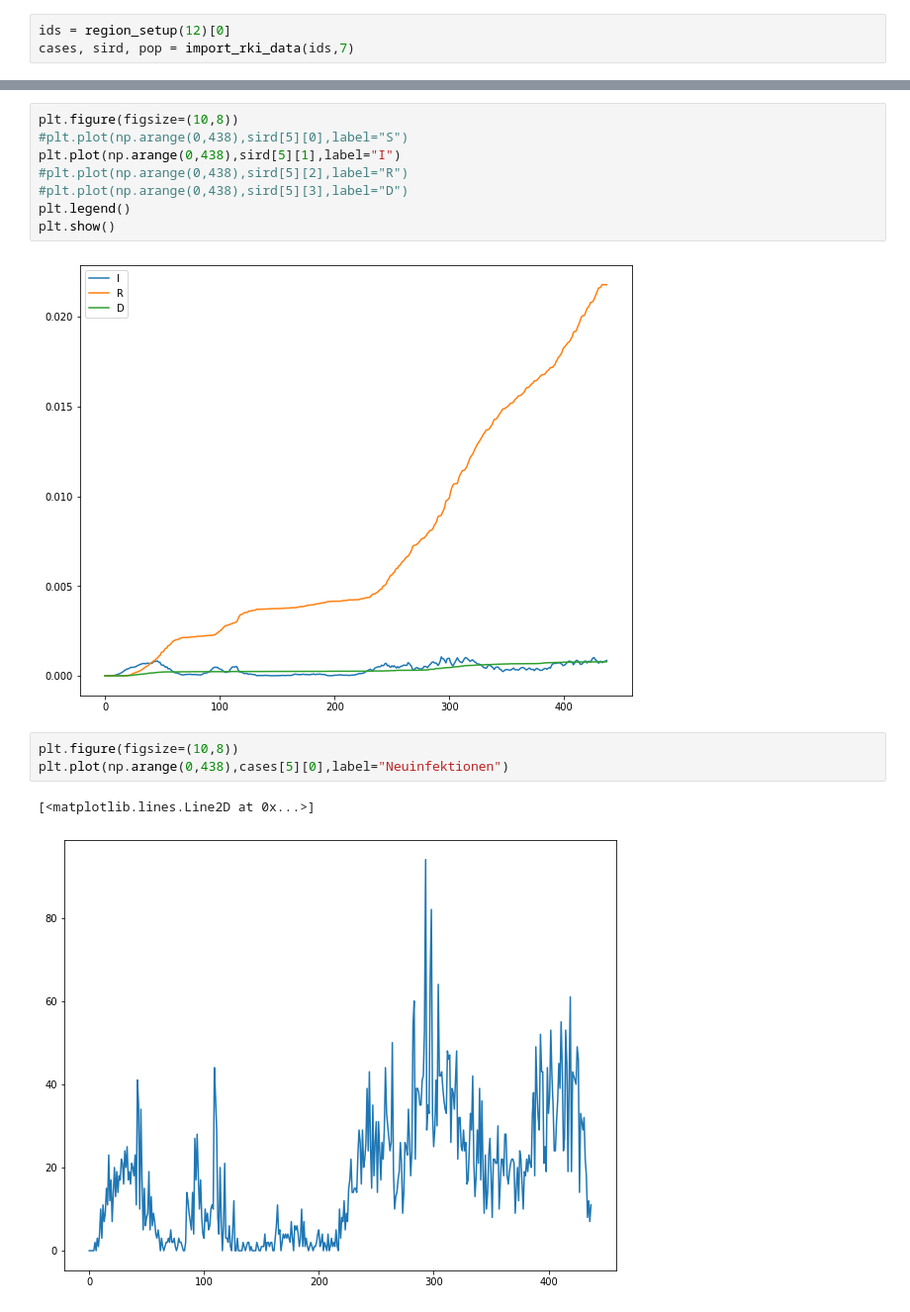
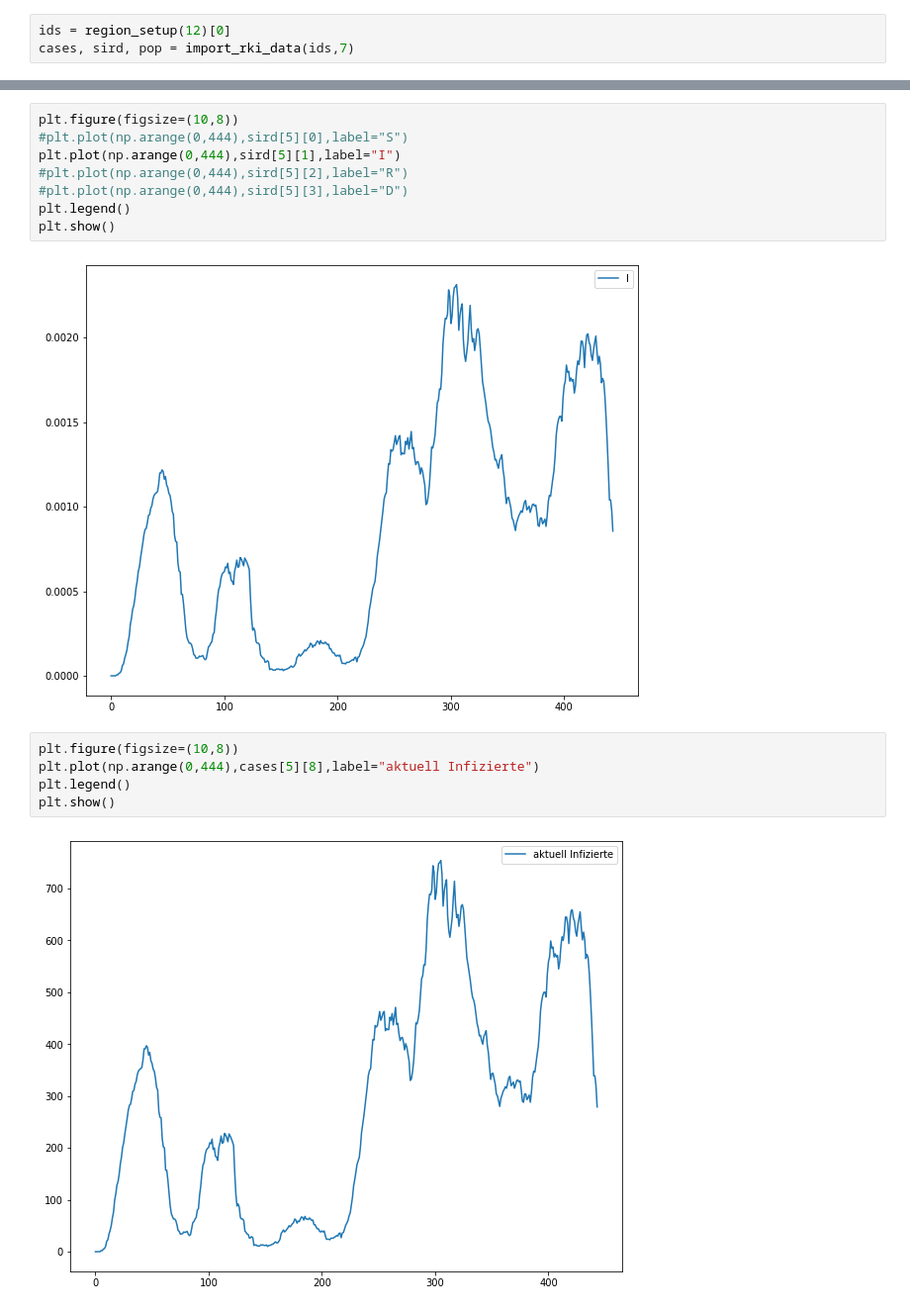
Before and after one commit to torbensun/Modeling-Of-Epidemics-With-Compartmental-And-Network-Models, a Jupyter notebook: Data Import Test Template.ipynb, the cells around one changed output, grey strips where cells are left out. Shown at 99% size. Saved outputs shown, nothing was run; the diff lists cells and outputs as text.

```diff
--- a/Data Import Test Template.ipynb
+++ b/Data Import Test Template.ipynb
@@ -20,17 +20,18 @@ plt.show()
 # %%
 plt.figure(figsize=(10,8))
-#plt.plot(np.arange(0,438),sird[5][0],label="S")
-plt.plot(np.arange(0,438),sird[5][1],label="I")
-#plt.plot(np.arange(0,438),sird[5][2],label="R")
-#plt.plot(np.arange(0,438),sird[5][3],label="D")
+#plt.plot(np.arange(0,444),sird[5][0],label="S")
+plt.plot(np.arange(0,444),sird[5][1],label="I")
+#plt.plot(np.arange(0,444),sird[5][2],label="R")
+#plt.plot(np.arange(0,444),sird[5][3],label="D")
 plt.legend()
 plt.show()
 # %% [output]
-[figure, old version]
+[figure, new version]
 # %%
 plt.figure(figsize=(10,8))
-plt.plot(np.arange(0,438),cases[5][0],label="Neuinfektionen")
+plt.plot(np.arange(0,444),cases[5][8],label="aktuell Infizierte")
+plt.legend()
+plt.show()
 # %% [output]
-[<matplotlib.lines.Line2D at 0x...>]
-[figure, old version]
+[figure, new version]
 # %%
```
Also changed, not shown: parts of 2 cells of this notebook, 1 other file.
